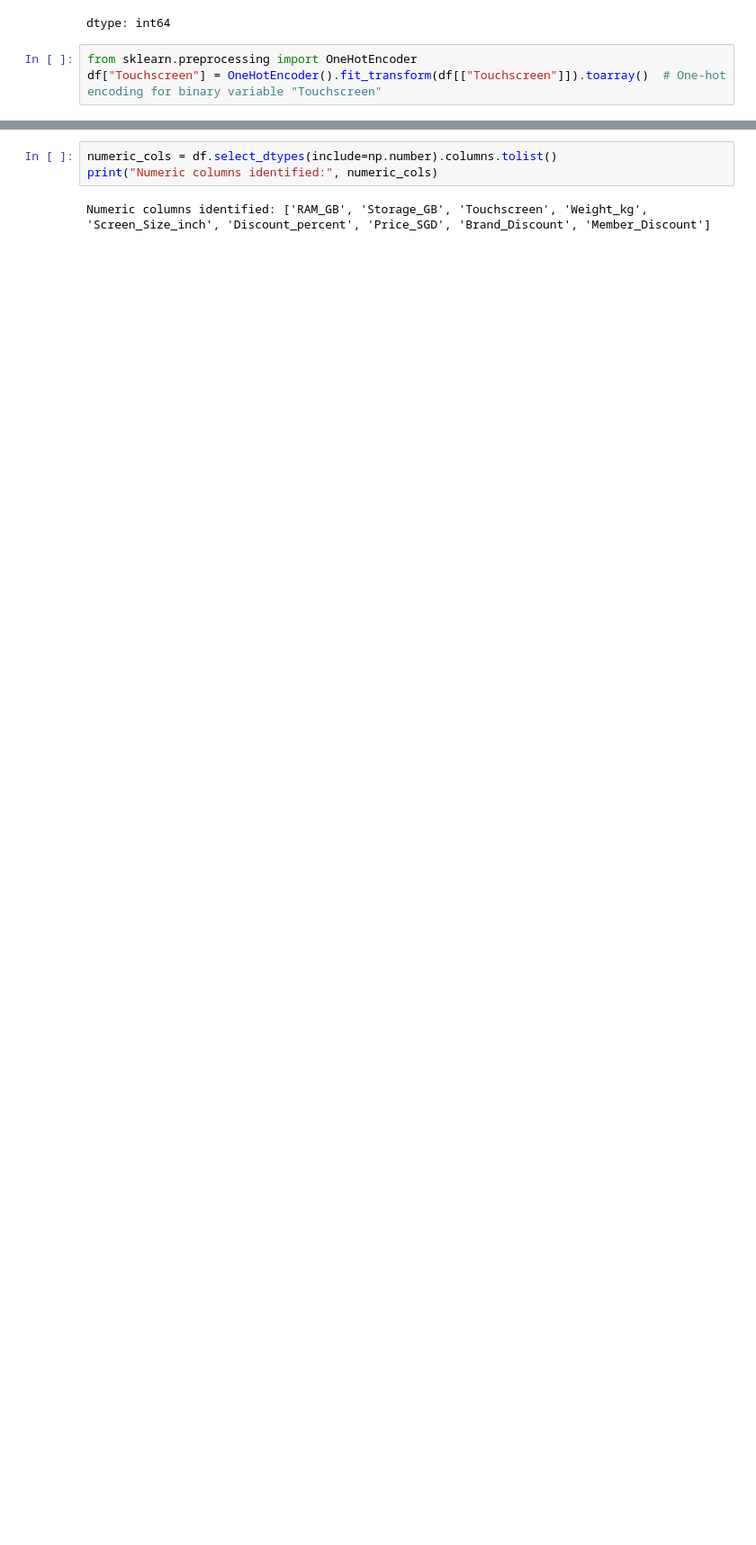
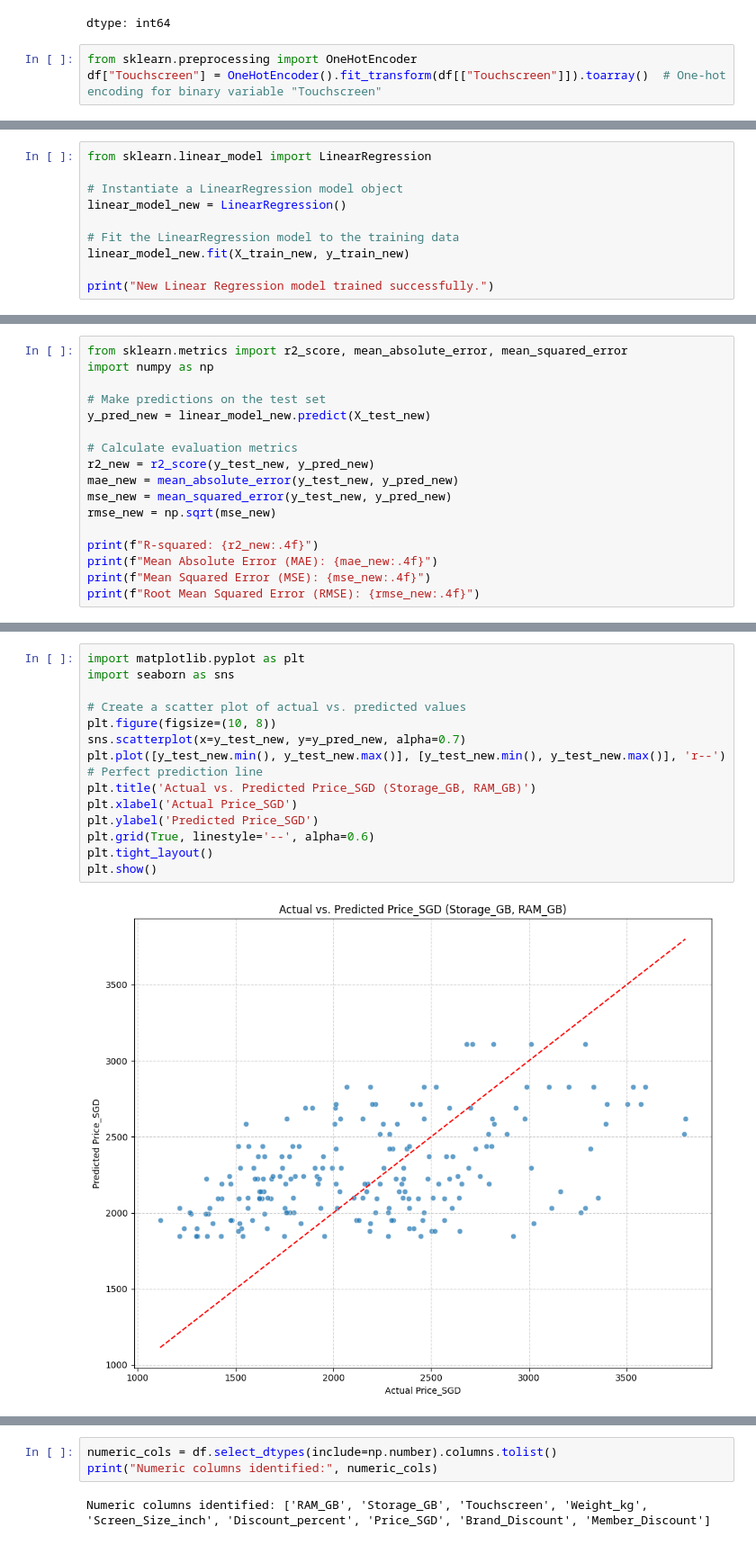
Before and after one commit to Jhonald73/TPproj_github, a Jupyter notebook: Main.ipynb, the cells around one changed output, grey strips where cells are left out. Shown at 90% size. Cells and saved outputs as stored; diff of their text form; blank space fills up the shorter version.

```diff
--- a/Main.ipynb
+++ b/Main.ipynb
@@ -126,0 +193,10 @@ print([Price_group])
+# %%
+from sklearn.linear_model import LinearRegression
+
+# Instantiate a LinearRegression model object
+linear_model_new = LinearRegression()
+
+# Fit the LinearRegression model to the training data
+linear_model_new.fit(X_train_new, y_train_new)
+
+print("New Linear Regression model trained successfully.")
@@ -126,0 +207,17 @@ print([Price_group])
+# %%
+from sklearn.metrics import r2_score, mean_absolute_error, mean_squared_error
+import numpy as np
+
+# Make predictions on the test set
+y_pred_new = linear_model_new.predict(X_test_new)
+
+# Calculate evaluation metrics
+r2_new = r2_score(y_test_new, y_pred_new)
+mae_new = mean_absolute_error(y_test_new, y_pred_new)
+mse_new = mean_squared_error(y_test_new, y_pred_new)
+rmse_new = np.sqrt(mse_new)
+
+print(f"R-squared: {r2_new:.4f}")
+print(f"Mean Absolute Error (MAE): {mae_new:.4f}")
+print(f"Mean Squared Error (MSE): {mse_new:.4f}")
+print(f"Root Mean Squared Error (RMSE): {rmse_new:.4f}")
@@ -126,0 +231,16 @@ print([Price_group])
+# %%
+import matplotlib.pyplot as plt
+import seaborn as sns
+
+# Create a scatter plot of actual vs. predicted values
+plt.figure(figsize=(10, 8))
+sns.scatterplot(x=y_test_new, y=y_pred_new, alpha=0.7)
+plt.plot([y_test_new.min(), y_test_new.max()], [y_test_new.min(), y_test_new.max()], 'r--') # Perfect prediction line
+plt.title('Actual vs. Predicted Price_SGD (Storage_GB, RAM_GB)')
+plt.xlabel('Actual Price_SGD')
+plt.ylabel('Predicted Price_SGD')
+plt.grid(True, linestyle='--', alpha=0.6)
+plt.tight_layout()
+plt.show()
+# %% [output]
+[figure, added]
```
Also changed, not shown: parts of 38 cells of this notebook.
